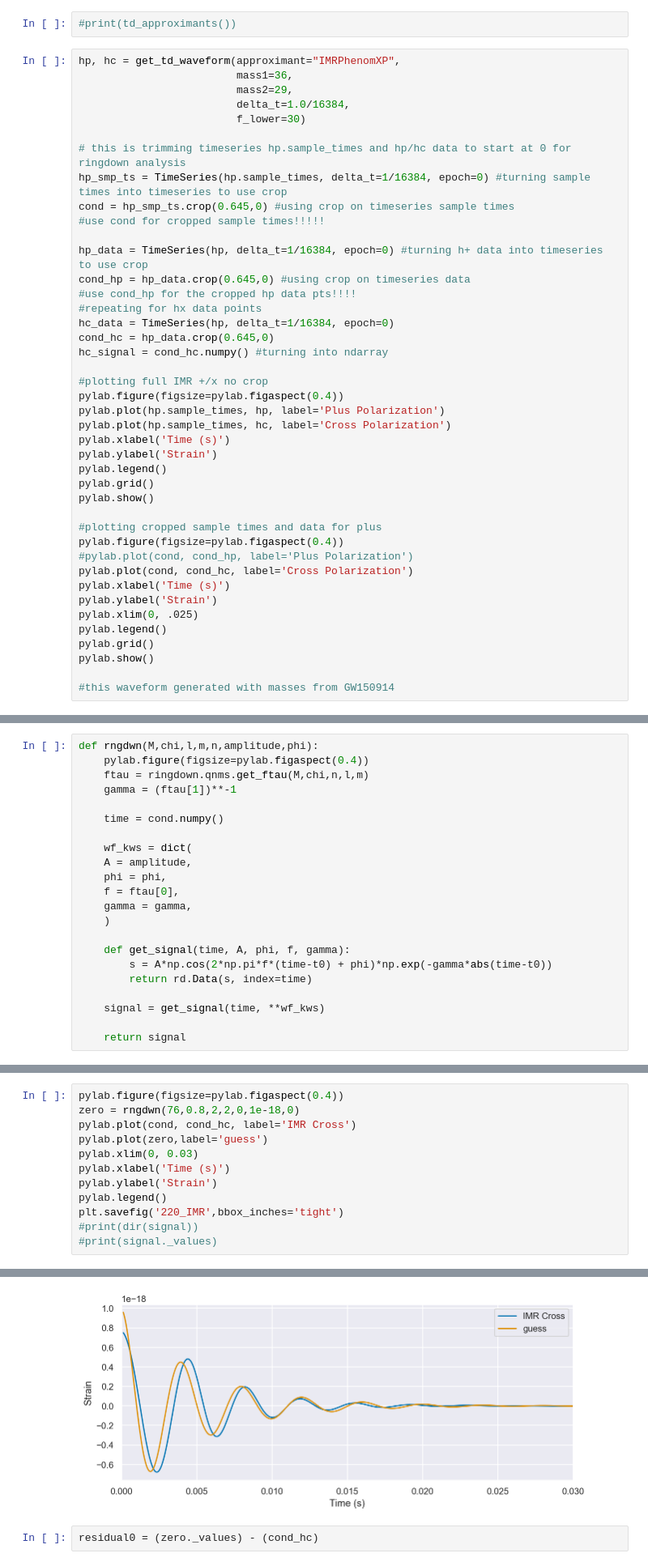
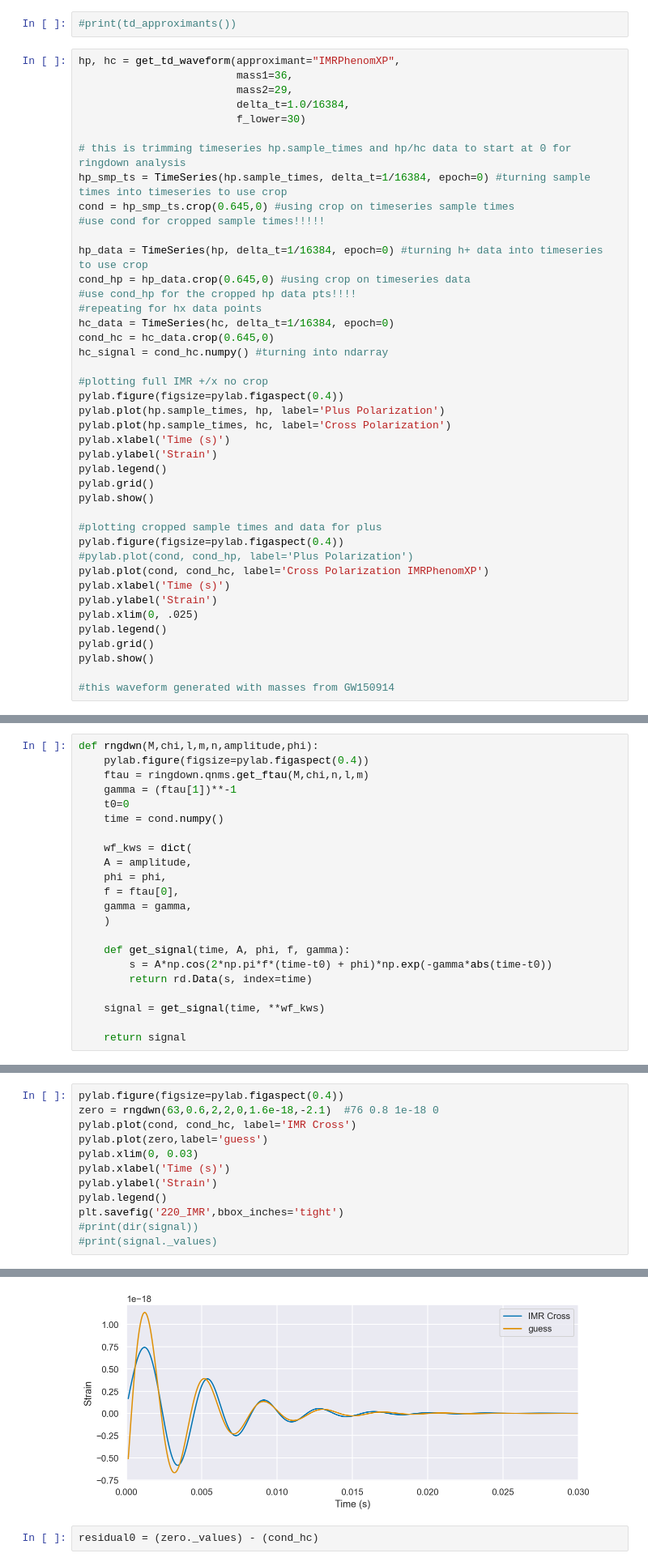
Before and after one commit to rachelmechum/ringdown_qnms, a Jupyter notebook: Almn_fit.ipynb, the cells around one changed output, grey strips where cells are left out. Shown: that part at 81% size. Cells and saved outputs as stored; diff of their text form.

```diff
--- a/Almn_fit.ipynb
+++ b/Almn_fit.ipynb
@@ -39,8 +38,8 @@ hp_data = TimeSeries(hp, delta_t=1/16384, epoch=0) #turning h+ data into timeser
 cond_hp = hp_data.crop(0.645,0) #using crop on timeseries data
 #use cond_hp for the cropped hp data pts!!!!
 #repeating for hx data points
-hc_data = TimeSeries(hp, delta_t=1/16384, epoch=0)
-cond_hc = hp_data.crop(0.645,0)
+hc_data = TimeSeries(hc, delta_t=1/16384, epoch=0)
+cond_hc = hc_data.crop(0.645,0)
 hc_signal = cond_hc.numpy() #turning into ndarray
 
 #plotting full IMR +/x no crop
@@ -56,7 +55,7 @@ pylab.show()
 #plotting cropped sample times and data for plus
 pylab.figure(figsize=pylab.figaspect(0.4))
 #pylab.plot(cond, cond_hp, label='Plus Polarization')
-pylab.plot(cond, cond_hc, label='Cross Polarization')
+pylab.plot(cond, cond_hc, label='Cross Polarization IMRPhenomXP')
 pylab.xlabel('Time (s)')
 pylab.ylabel('Strain')
 pylab.xlim(0, .025)
@@ -73,7 +72,7 @@ def rngdwn(M,chi,l,m,n,amplitude,phi):
     pylab.figure(figsize=pylab.figaspect(0.4))
     ftau = ringdown.qnms.get_ftau(M,chi,n,l,m)
     gamma = (ftau[1])**-1
-
+    t0=0
     time = cond.numpy()
 
     wf_kws = dict(
@@ -104,18 +94,18 @@ pylab.legend(fontsize=15)'''
 # %%
 pylab.figure(figsize=pylab.figaspect(0.4))
-zero = rngdwn(76,0.8,2,2,0,1e-18,0)
+zero = rngdwn(63,0.6,2,2,0,1.6e-18,-2.1)  #76 0.8 1e-18 0
 pylab.plot(cond, cond_hc, label='IMR Cross')
 pylab.plot(zero,label='guess')
 pylab.xlim(0, 0.03)
 pylab.xlabel('Time (s)')
 pylab.ylabel('Strain')
 pylab.legend()
 plt.savefig('220_IMR',bbox_inches='tight')
 #print(dir(signal))
 #print(signal._values)
 # %% [output]
 <Figure size 720x288 with 0 Axes>
-[figure, old version]
+[figure, new version]
 # %%
 residual0 = (zero._values) - (cond_hc)
 # %%
```
Also changed, not shown: parts of 18 cells of this notebook.
